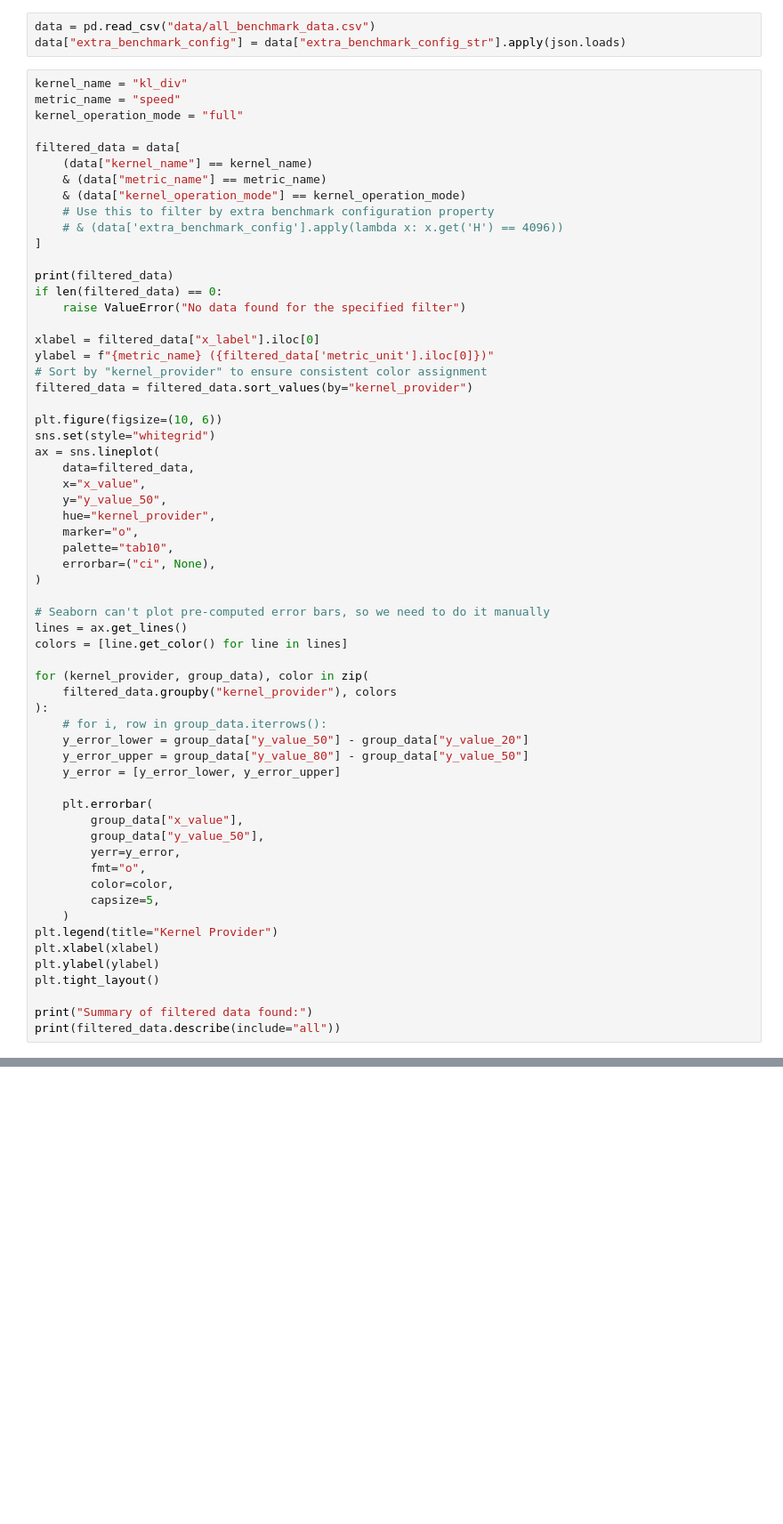
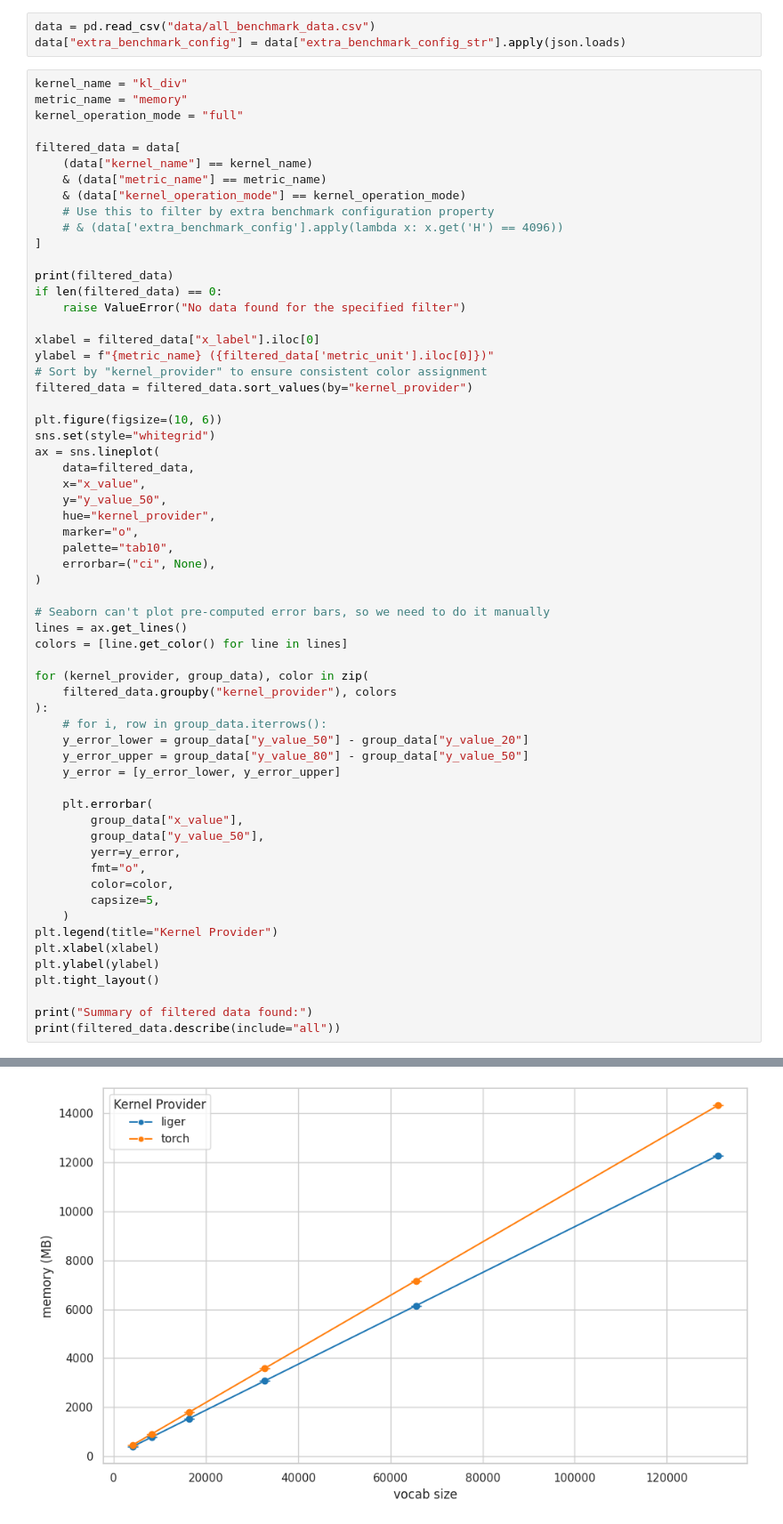
Before and after one commit to linkedin/Liger-Kernel, a Jupyter notebook: benchmark/benchmarks_visualizer.ipynb, the cells around one changed output, grey strips where cells are left out. Shown: that part at 89% size. Cells and saved outputs as stored; diff of their text form; blank space fills up the shorter version.

```diff
--- a/benchmark/benchmarks_visualizer.ipynb
+++ b/benchmark/benchmarks_visualizer.ipynb
@@ -8,7 +8,7 @@ data = pd.read_csv("data/all_benchmark_data.csv")
 data["extra_benchmark_config"] = data["extra_benchmark_config_str"].apply(json.loads)
 # %%
 kernel_name = "kl_div"
-metric_name = "speed"
+metric_name = "memory"
 kernel_operation_mode = "full"
 
 filtered_data = data[
@@ -67,3 +67,4 @@ plt.tight_layout()
 
 print("Summary of filtered data found:")
 print(filtered_data.describe(include="all"))
+# %% [output]
@@ -69,0 +88 @@ print(filtered_data.describe(include="all"))
+[figure, added]
```
Also changed, not shown: parts of 1 cell of this notebook, 3 other files.
